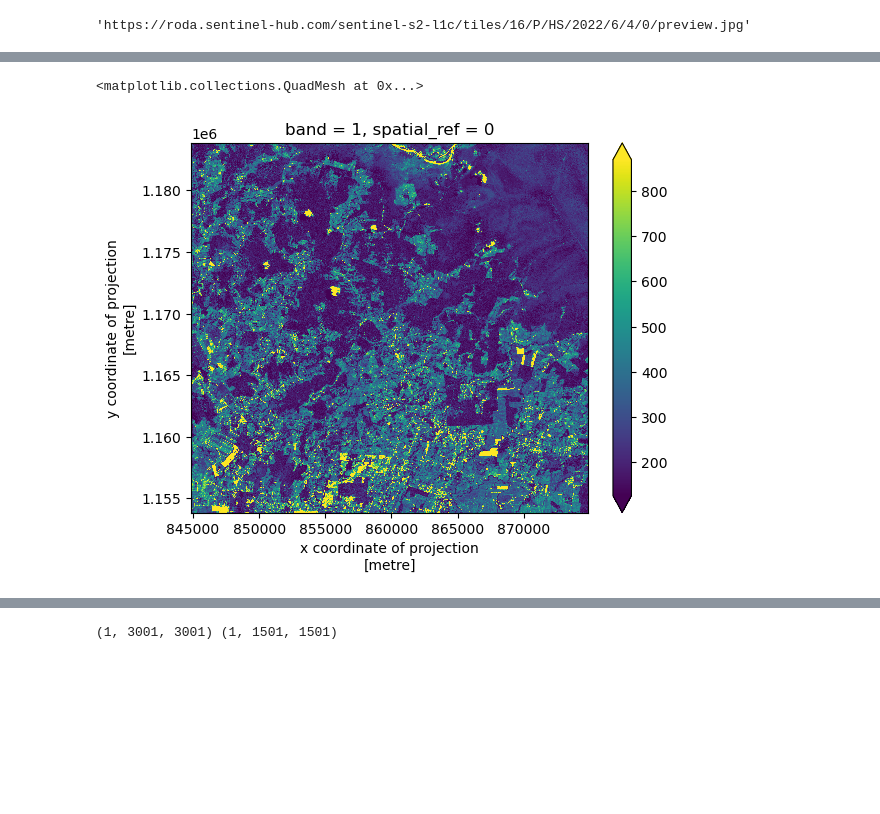
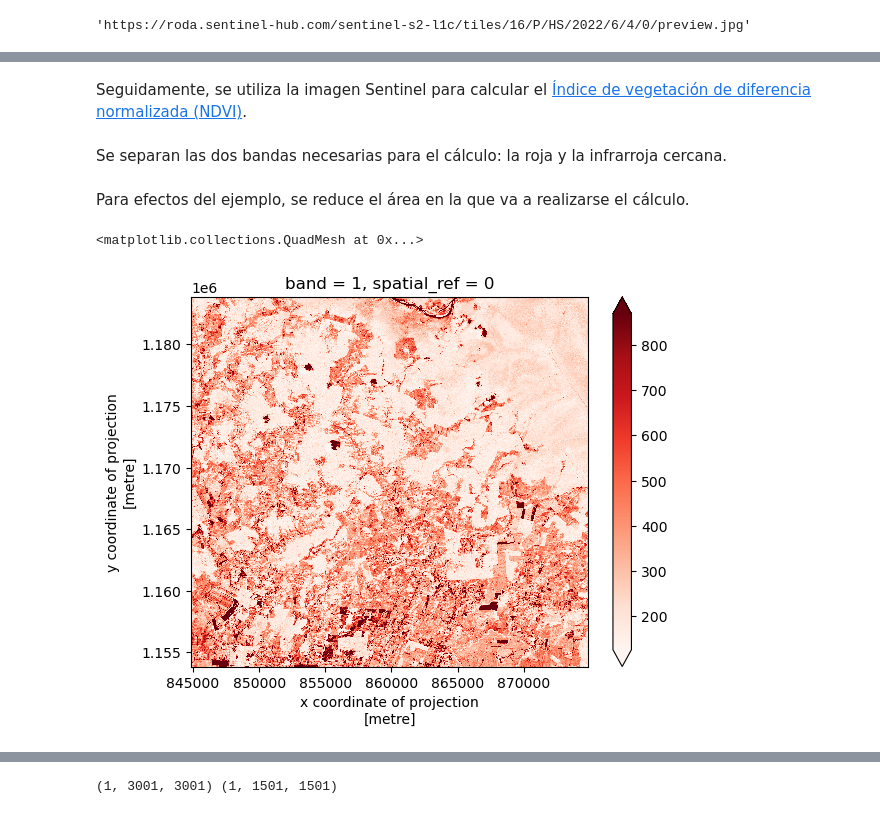
Before and after one commit to gf0657-programacionsig/2022-ii, a Jupyter notebook: _build/jupyter_execute/contenido/4/raster.ipynb, the cells around one changed output, grey strips where cells are left out. Cells and saved outputs as stored; diff of their text form; code cells hidden in the pictures; blank space fills up the shorter version.

```diff
--- a/_build/jupyter_execute/contenido/4/raster.ipynb
+++ b/_build/jupyter_execute/contenido/4/raster.ipynb
@@ -90,7 +115,7 @@ bbox
 # Búsqueda con nuevos criterios
 search = client.search(collections=[collection],
                        bbox=bbox,
-                       datetime="2022-01-01/2022-11-30",
+                       datetime="2022-01-01/2022-10-30",
                        query=["eo:cloud_cover<10"]) # no deben haber espacios alrededor del '<'
 
 # Cantidad total de items que retorna la búsqueda
@@ -239 +275,5 @@ overview.plot.imshow(figsize=(8, 8))
+# %% [markdown]
+Seguidamente, se utiliza la imagen Sentinel para calcular el [Índice de vegetación de diferencia normalizada (NDVI)](https://es.wikipedia.org/wiki/%C3%8Dndice_de_vegetaci%C3%B3n_de_diferencia_normalizada).
+# %% [markdown]
+Se separan las dos bandas necesarias para el cálculo: la roja y la infrarroja cercana.
 # %%
@@ -241,3 +281,5 @@ overview.plot.imshow(figsize=(8, 8))
 b_red = rioxarray.open_rasterio(assets["B04"].href)
 b_nir = rioxarray.open_rasterio(assets["B8A"].href)
+# %% [markdown]
+Para efectos del ejemplo, se reduce el área en la que va a realizarse el cálculo.
 # %%
@@ -248,8 +291,9 @@ bbox = point.buffer(15000).bounds
 b_red_clip = b_red.rio.clip_box(*bbox)
 b_nir_clip = b_nir.rio.clip_box(*bbox)
 # %%
-b_red_clip.plot(robust=True)
+# Visualización de la banda roja
+b_red_clip.plot(robust=True, cmap="Reds")
 # %% [output]
 <matplotlib.collections.QuadMesh at 0x...>
-[figure, old version]
+[figure, new version]
 # %%
```
Also changed, not shown: parts of 55 cells of this notebook, 40 other files.
